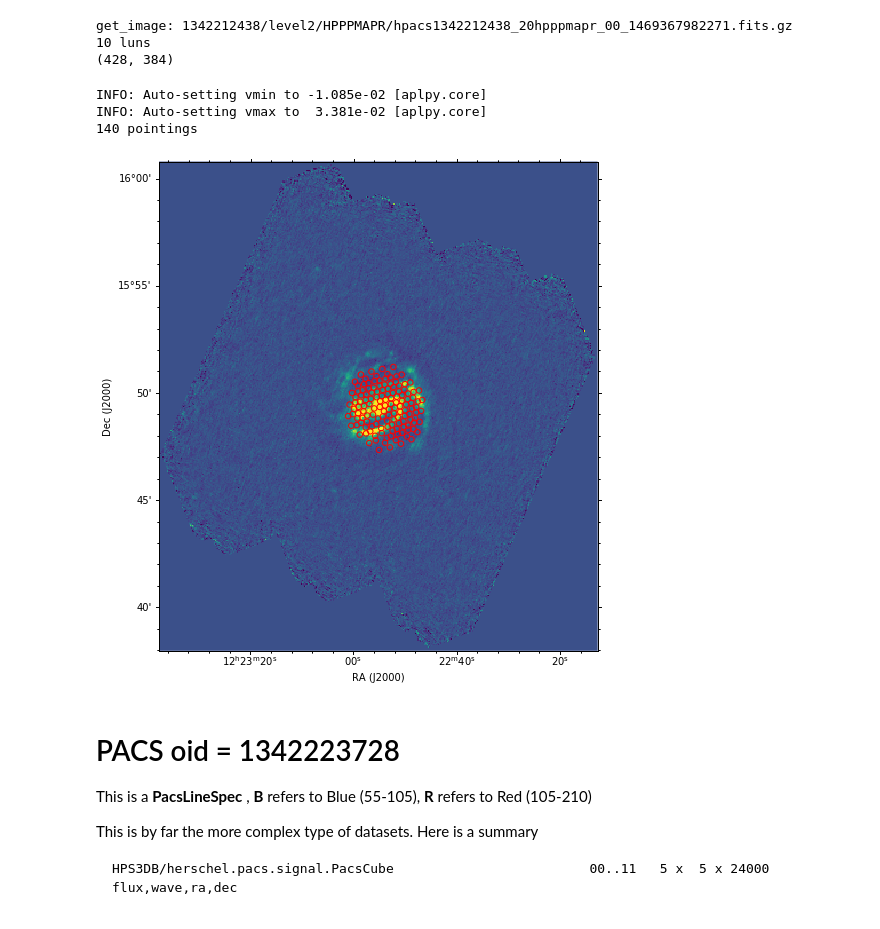
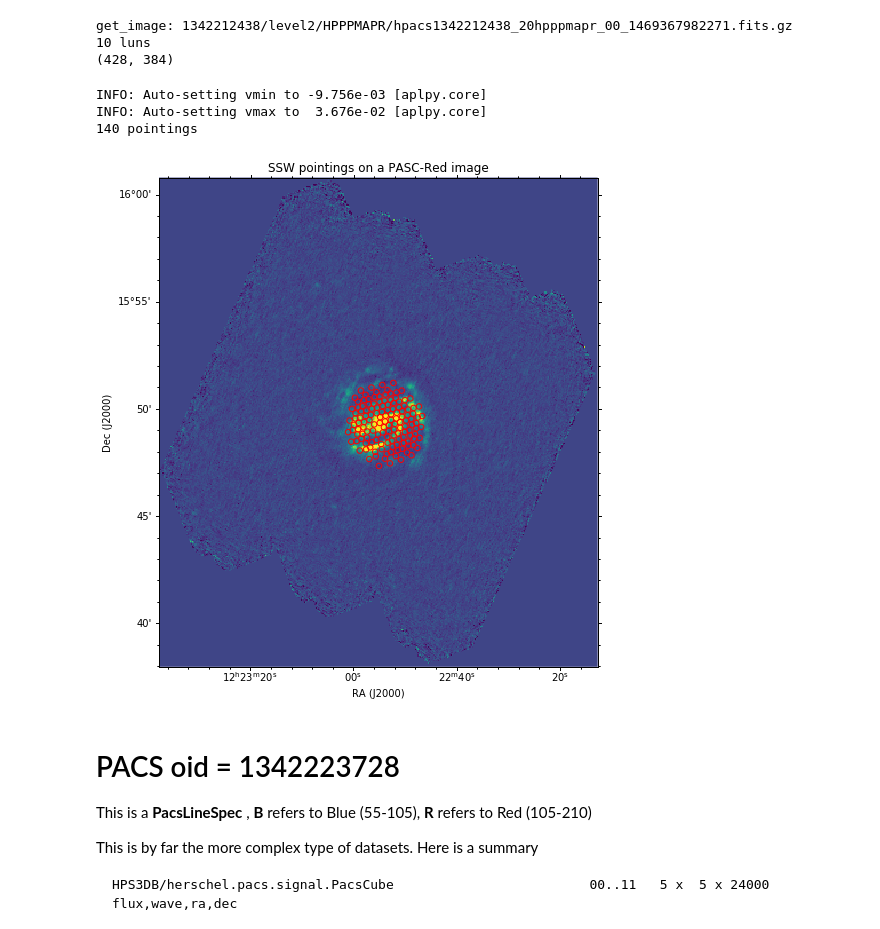
Before and after one commit to teuben/herplot, a Jupyter notebook: ngc4321.ipynb, the cells around one changed output. Drawn from its saved outputs; the diff is of its cells as text; code cells hidden in the pictures.

```diff
--- a/ngc4321.ipynb
+++ b/ngc4321.ipynb
@@ -391,13 +392,14 @@ get_image: 1342212438/level2/HPPPMAPR/hpacs1342212438_20hpppmapr_00_146936798227
 # %%
 gc = aplpy.FITSFigure(hdu2)
 gc.show_colorscale()
 gc.show_markers(ra2,dec2)
+gc.set_title("SSW pointings on a PASC-Red image")
 print(len(ra2),'pointings')
 # %% [output]
-INFO: Auto-setting vmin to -1.085e-02 [aplpy.core]
-INFO: Auto-setting vmax to  3.381e-02 [aplpy.core]
+INFO: Auto-setting vmin to -9.756e-03 [aplpy.core]
+INFO: Auto-setting vmax to  3.676e-02 [aplpy.core]
 140 pointings
-[figure, old version]
+[figure, new version]
 # %% [markdown]
 # PACS oid = 1342223728
 
```
Also changed, not shown: parts of 6 cells of this notebook.
